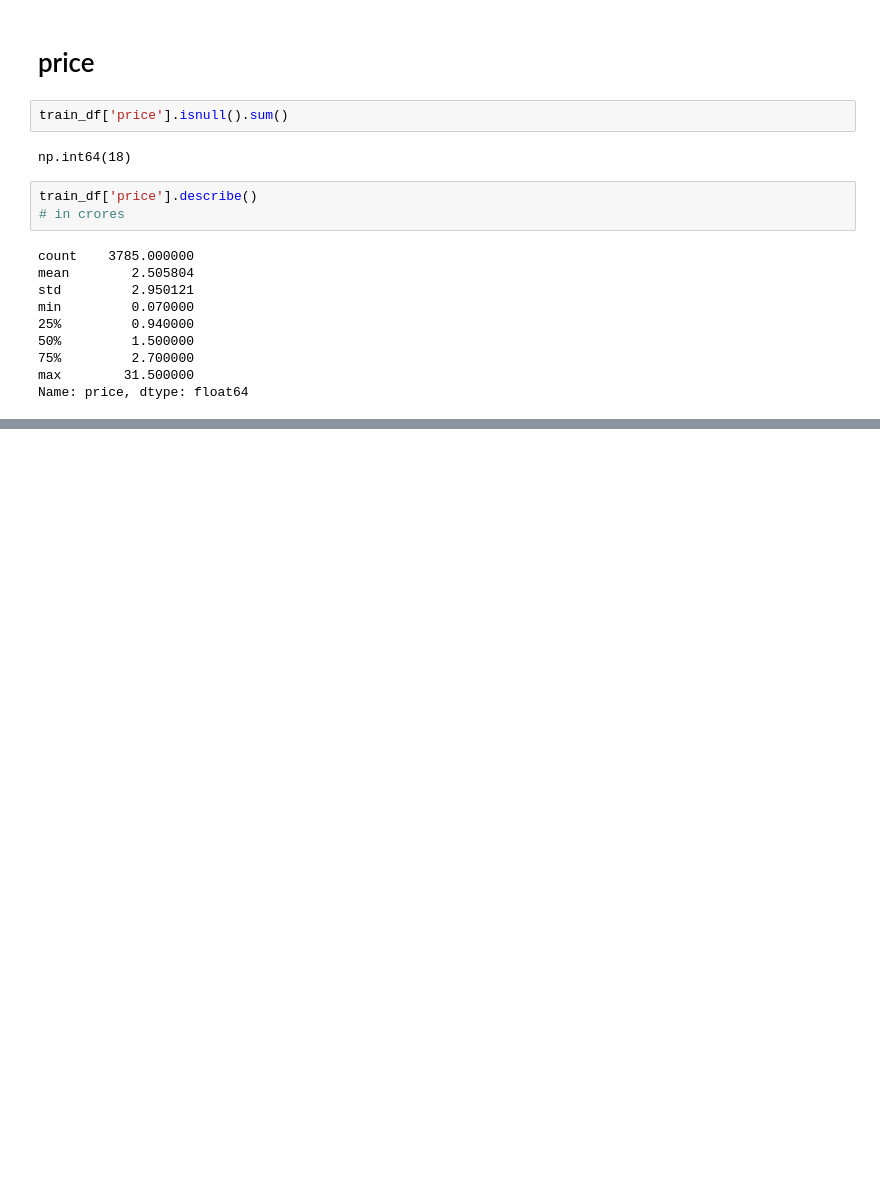
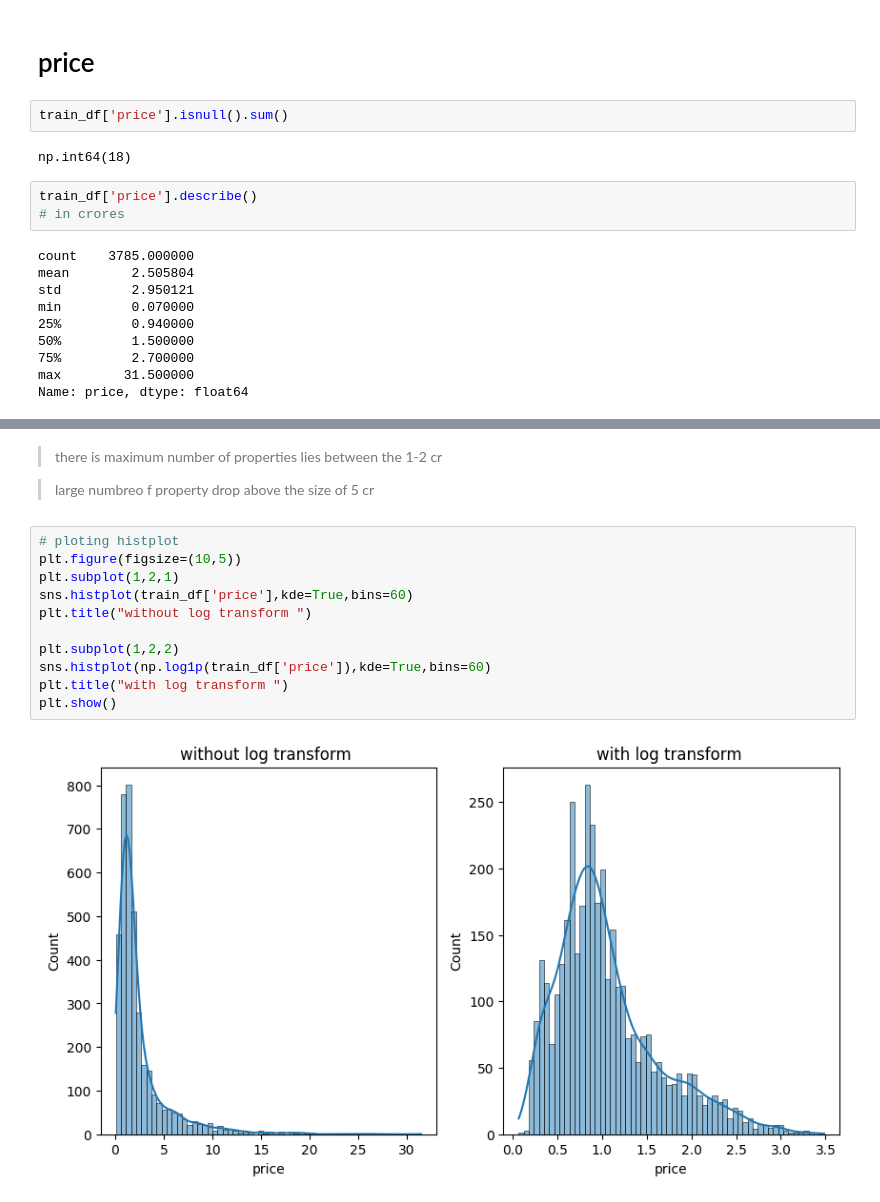
Before and after one commit to karansingh-chauhan/Real-Estate-Analysis, a Jupyter notebook: EDA/edaunivarient1.ipynb, the cells around one changed output, grey strips where cells are left out. Cells and saved outputs as stored; diff of their text form; blank space fills up the shorter version.

```diff
--- a/EDA/edaunivarient1.ipynb
+++ b/EDA/edaunivarient1.ipynb
@@ -253,0 +314,17 @@ train_df['price'].plot(kind='bar')
+# %% [markdown]
+> there is maximum number of properties lies between the 1-2 cr
+<!--  -->
+> large numbreo f property drop above the size of 5 cr
+# %%
+# ploting histplot
+plt.figure(figsize=(10,5))
+plt.subplot(1,2,1)
+sns.histplot(train_df['price'],kde=True,bins=60)
+plt.title("without log transform ")
+
+plt.subplot(1,2,2)
+sns.histplot(np.log1p(train_df['price']),kde=True,bins=60)
+plt.title("with log transform ")
+plt.show()
+# %% [output]
+[figure, added]
```
Also changed, not shown: parts of 86 cells of this notebook, 5 other files.
